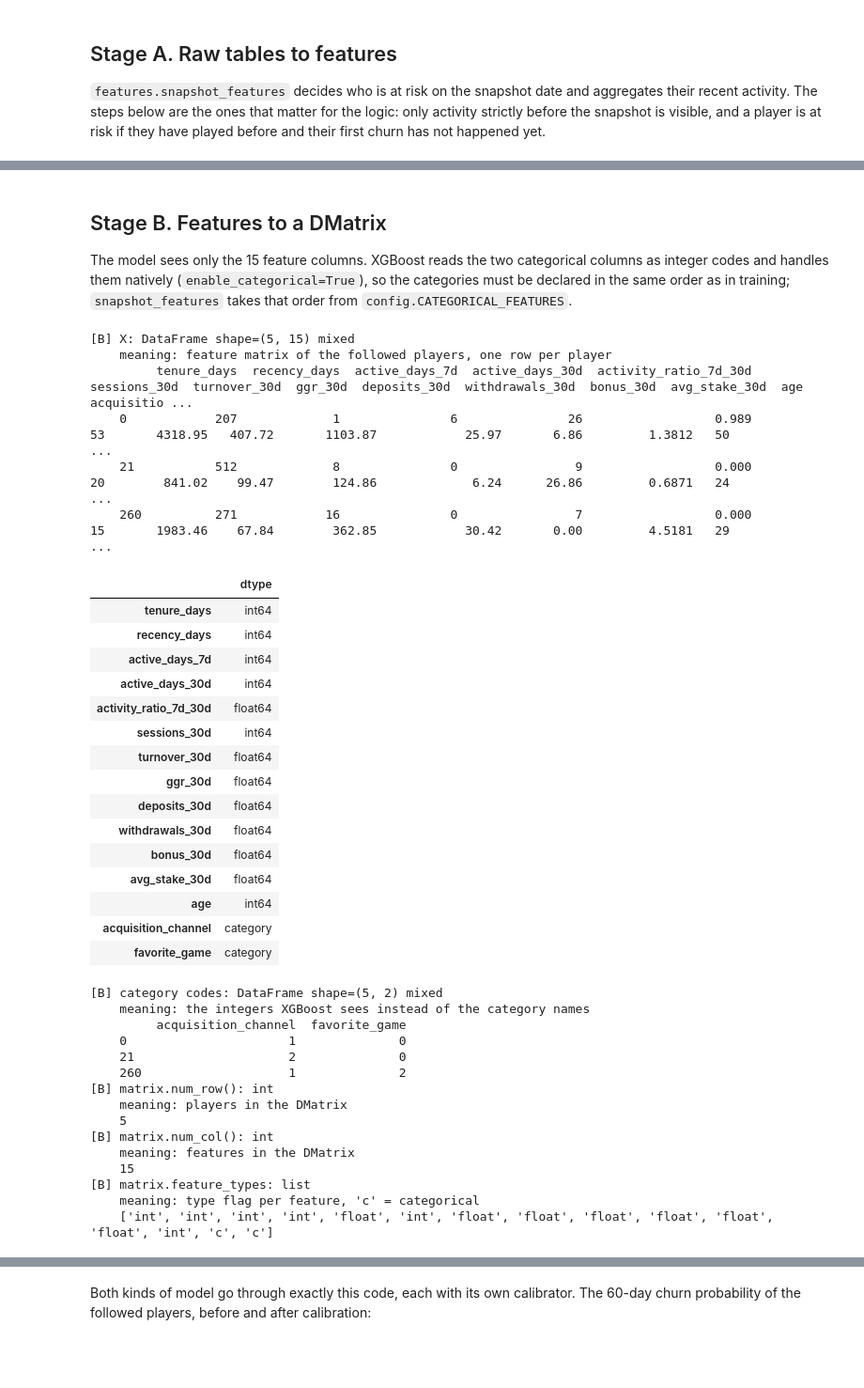
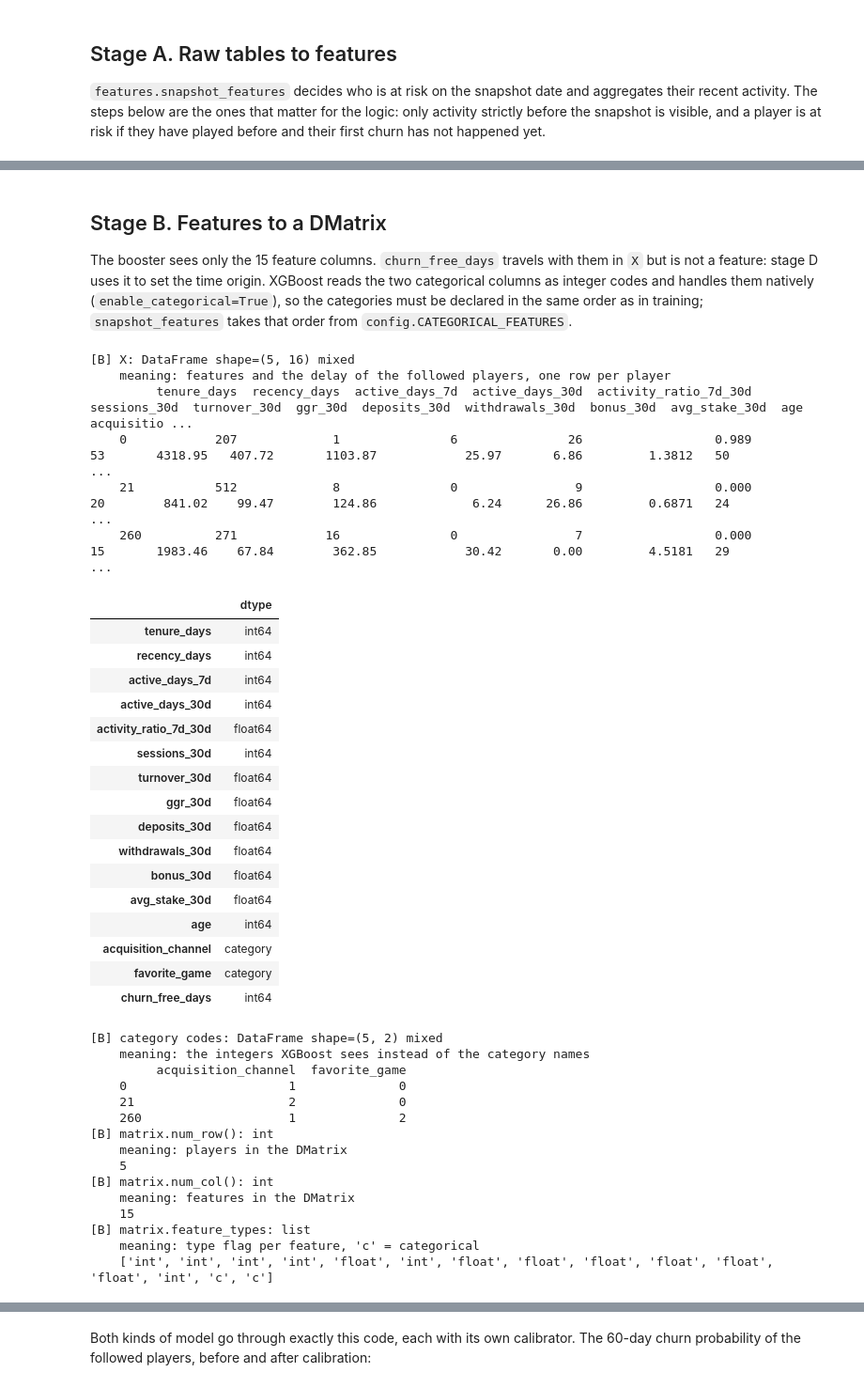
Before and after one commit to timofeytkachenko/casino_churn_prediction, a Jupyter notebook: predict_debug.ipynb, the cells around one changed output, grey strips where cells are left out. Shown at 94% size. Cells and saved outputs as stored; diff of their text form; code cells hidden in the pictures; blank space fills up the shorter version.

```diff
--- a/predict_debug.ipynb
+++ b/predict_debug.ipynb
@@ -306,47 +315,50 @@ OK: the at-risk set and the recomputed features equal features.snapshot_features
 # %% [markdown]
 ## Stage B. Features to a DMatrix
 
-The model sees only the 15 feature columns. XGBoost reads the two categorical columns as
+The booster sees only the 15 feature columns. `churn_free_days` travels with them in `X`
+but is not a feature: stage D uses it to set the time origin. XGBoost reads the two categorical columns as
 integer codes and handles them natively (`enable_categorical=True`), so the categories
 must be declared in the same order as in training; `snapshot_features` takes that order
 from `config.CATEGORICAL_FEATURES`.
 # %%
 stage = "B"
-X = debug[FEATURES]
-peek("X", X, "feature matrix of the followed players, one row per player")
+X = debug[MODEL_COLUMNS]
+peek("X", X, "features and the delay of the followed players, one row per player")
 display(X.dtypes.astype(str).rename("dtype").to_frame())
 
 codes = X[list(config.CATEGORICAL_FEATURES)].apply(lambda column: column.cat.codes)
 peek("category codes", codes, "the integers XGBoost sees instead of the category names")
 
 matrix = xgb.DMatrix(X[production.feature_names_], enable_categorical=True)
 peek("matrix.num_row()", matrix.num_row(), "players in the DMatrix")
 peek("matrix.num_col()", matrix.num_col(), "features in the DMatrix")
 peek("matrix.feature_types", matrix.feature_types, "type flag per feature, 'c' = categorical")
 assert matrix.feature_names == production.feature_names_
+assert config.DELAY_COLUMN not in matrix.feature_names
 # %% [output]
-[B] X: DataFrame shape=(5, 15) mixed
-    meaning: feature matrix of the followed players, one row per player
+[B] X: DataFrame shape=(5, 16) mixed
+    meaning: features and the delay of the followed players, one row per player
          tenure_days  recency_days  active_days_7d  active_days_30d  activity_ratio_7d_30d  sessions_30d  turnover_30d  ggr_30d  deposits_30d  withdrawals_30d  bonus_30d  avg_stake_30d  age acquisitio ...
     0            207             1               6               26                  0.989            53       4318.95   407.72       1103.87            25.97       6.86         1.3812   50            ...
     21           512             8               0                9                  0.000            20        841.02    99.47        124.86             6.24      26.86         0.6871   24            ...
     260          271            16               0                7                  0.000            15       1983.46    67.84        362.85            30.42       0.00         4.5181   29            ...
 |  | dtype |
 | tenure_days | int64 |
 | recency_days | int64 |
 | active_days_7d | int64 |
 | active_days_30d | int64 |
 | activity_ratio_7d_30d | float64 |
 | sessions_30d | int64 |
 | turnover_30d | float64 |
 | ggr_30d | float64 |
 | deposits_30d | float64 |
 | withdrawals_30d | float64 |
 | bonus_30d | float64 |
 | avg_stake_30d | float64 |
 | age | int64 |
 | acquisition_channel | category |
 | favorite_game | category |
+| churn_free_days | int64 |
 [B] category codes: DataFrame shape=(5, 2) mixed
     meaning: the integers XGBoost sees instead of the category names
          acquisition_channel  favorite_game
```
Also changed, not shown: parts of 22 cells of this notebook, 16 other files.
